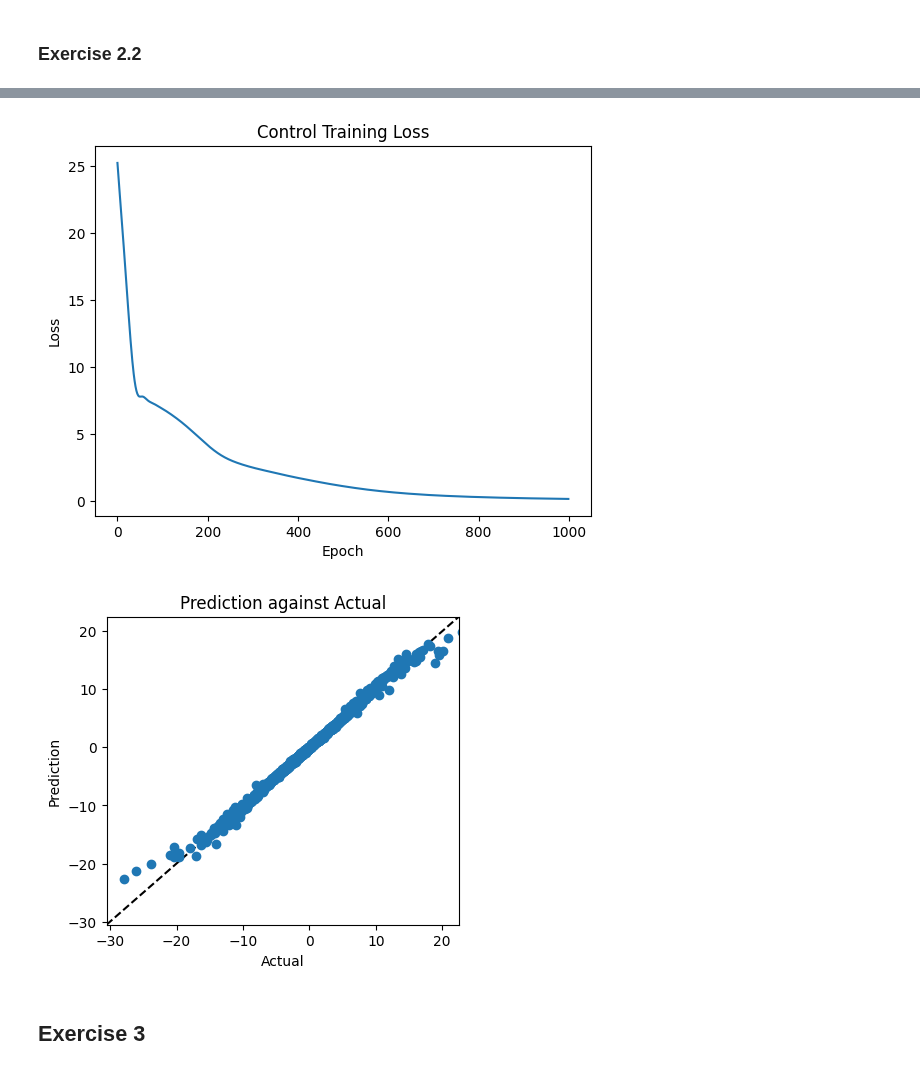
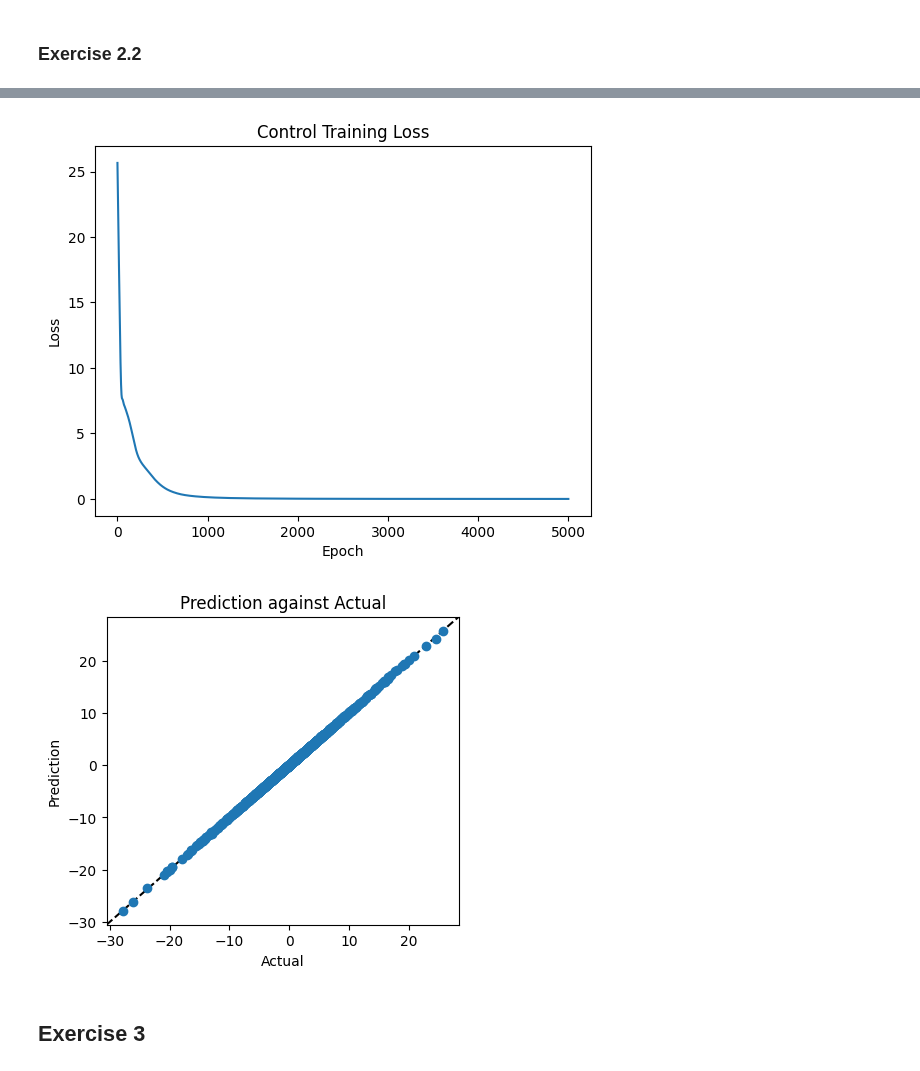
Before and after one commit to Kian-P/SCDAA, a Jupyter notebook: Exercises 3 and 4.ipynb, the cells around one changed output, grey strips where cells are left out. Saved outputs shown, nothing was run; the diff lists cells and outputs as text; code cells hidden in the pictures.

```diff
--- a/Exercises 3 and 4.ipynb
+++ b/Exercises 3 and 4.ipynb
@@ -359,7 +359,7 @@ control_optimizer = optim.Adam(control_network.parameters(), lr=0.001)  # Adam o
 
 control_training_losses = []
 
-num_epochs22 = 1000
+num_epochs22 = 5000
 
 # Training loop for the control network
 for epoch in range(num_epochs22):
@@ -406,4 +413,4 @@ Epoch [1000/1000], Control Loss: 0.1653
-[figure, old version]
+[figure, new version]
 # %%
 # Plot actual vs prediction
 fig = plt.figure(figsize=(10, 4))
@@ -420,7 +427,7 @@ plt.ylabel('Prediction')
 plt.title('Prediction against Actual')
 plt.show()
 # %% [output]
-[figure, old version]
+[figure, new version]
 # %% [markdown]
 ## Exercise 3
 # %% [markdown]
```
Also changed, not shown: parts of 1 cell of this notebook.
